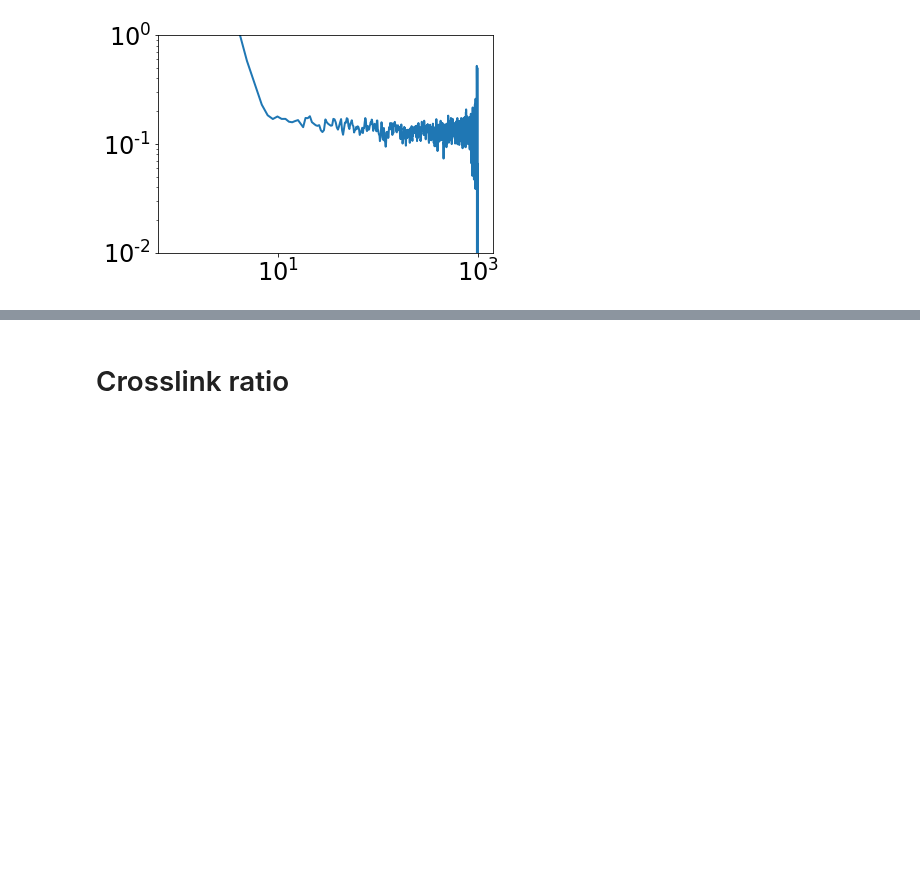
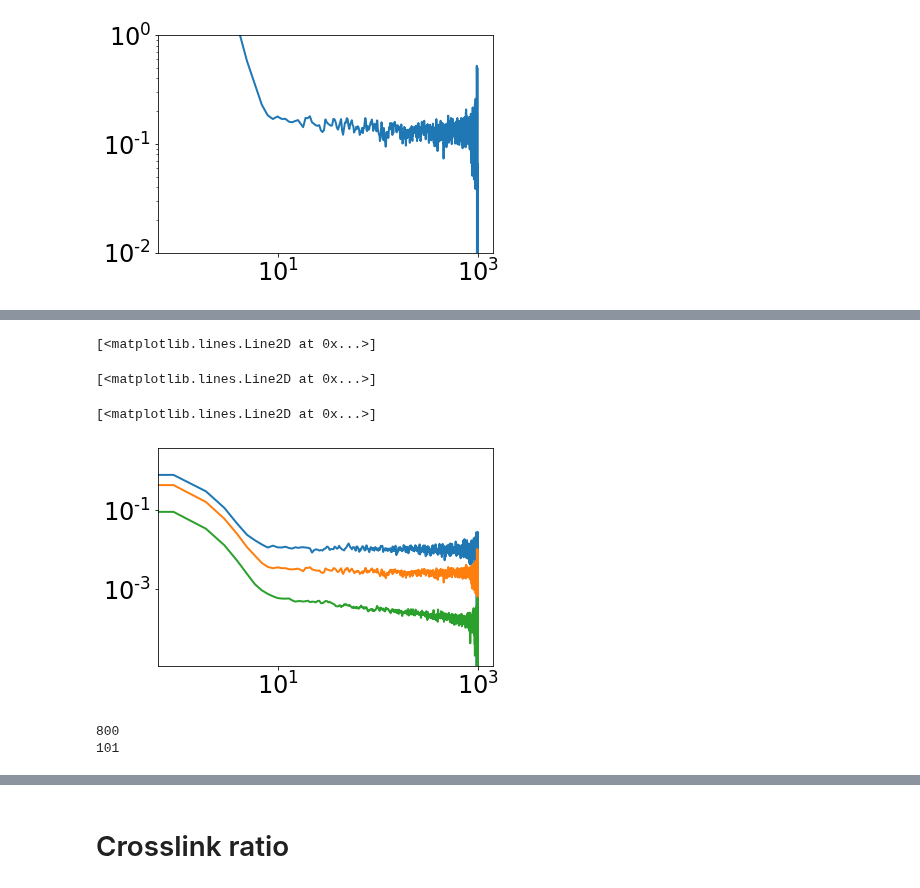
Before and after one commit to palladio11/aLENS_analysis, a Jupyter notebook: notebooks/chromatin_notebooks/18e-Connection_autocorrelation.ipynb, the cells around one changed output, grey strips where cells are left out. Drawn from its saved outputs; the diff is of its cells as text; code cells hidden in the pictures; blank space fills up the shorter version.

Commit message:
Better organization of connection analysis

```diff
--- a/notebooks/chromatin_notebooks/18e-Connection_autocorrelation.ipynb
+++ b/notebooks/chromatin_notebooks/18e-Connection_autocorrelation.ipynb
@@ -496,3 +471,19 @@ plt.ylim(1e-2, 1e0)
 [<matplotlib.lines.Line2D at 0x...>]
 (0.01, 1.0)
 [figure]
+# %%
+data_path = cond_path / "23-01-02_aLc1_line800_sticky55nm_kod.1-300_tsnap.1/simulations/kod1/s1"
+
+with h5py.File(next(data_path.glob('analysis/raw*.h5')), 'r+') as h5_data:
+    time_arr = h5_data['time'][...]
+    prot_dat = h5_data['raw_data/proteins'][...]
+    bead_num = h5_data['raw_data/sylinders'][...].shape[0]
+    print(bead_num)
+    connect_mat_list = []
+    for i in range(1, time_arr.shape[0], 10):
+        print(i)
+        connect_mat_list.append(cps.get_connect_torch_smat(prot_dat[:,:,i], bead_num))
+    auto_corr = cps.connect_diag_autocorr(connect_mat_list)
+    # connect_smat = cps.get_connect_torch_smat(prot_dat[:,:,-100], bead_num)
+    # print(connect_smat.to_dense())
+    print(auto_corr)
@@ -498,0 +508,30 @@ plt.ylim(1e-2, 1e0)
+# %%
+plt.plot(time_arr[::10], auto_corr[:,:10].sum(axis=1)/auto_corr[0,:10].size)
+plt.plot(time_arr[::10], auto_corr[:,10:60].sum(axis=1)/auto_corr[0,10:60].size)
+plt.plot(time_arr[::10], auto_corr[:,60:].sum(axis=1)/auto_corr[0,60:].size)
+plt.xscale('log')
+plt.yscale('log')
+# plt.ylim(1e-2, 1e0)
+# %% [output]
+[<matplotlib.lines.Line2D at 0x...>]
+[<matplotlib.lines.Line2D at 0x...>]
+[<matplotlib.lines.Line2D at 0x...>]
+[figure, added]
+# %%
+data_path = cond_path / "23-01-02_aLc1_line800_sticky55nm_kod.1-300_tsnap.1/simulations/kod0.3/s1/analysis"
+
+with h5py.File(next(data_path.glob('raw*.h5')), 'r+') as h5_data:
+    time_arr = h5_data['time'][...]
+    prot_dat = h5_data['raw_data/proteins'][...]
+    bead_num = h5_data['raw_data/sylinders'][...].shape[0]
+    print(bead_num)
+    connect_mat_list = []
+    for i in range(1, time_arr.shape[0], 100):
+        connect_mat_list.append(cps.get_connect_torch_smat(prot_dat[:,:,i], bead_num))
+    print(len(connect_mat_list))
+    auto_corr_kod_03 = cps.connect_diag_autocorr(connect_mat_list)
+    # connect_smat = cps.get_connect_torch_smat(prot_dat[:,:,-100], bead_num)
+    # print(connect_smat.to_dense())
+# %% [output]
+800
+101
```
Also changed, not shown: parts of 21 cells of this notebook, 6 other files.
